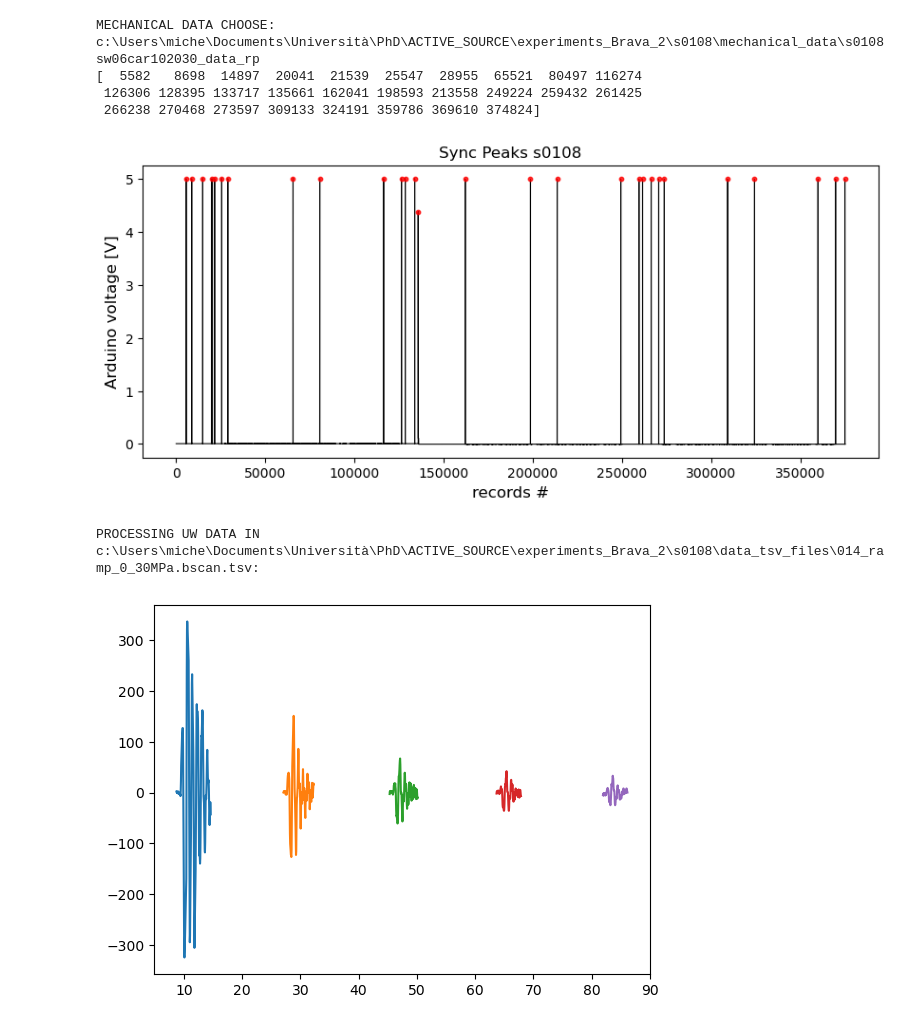
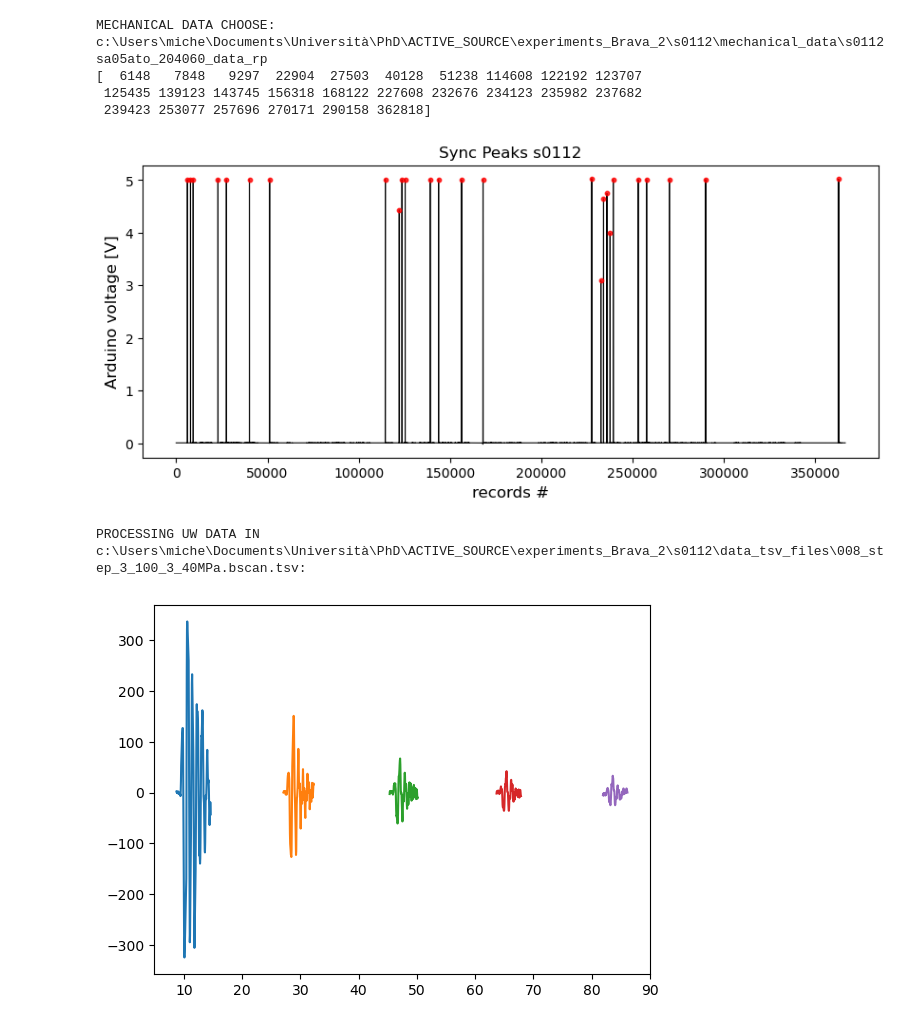
Before and after one commit to Bic10/lab_UW, a Jupyter notebook: mechanical_and_uw_analysis.ipynb, the cells around one changed output. Drawn from its saved outputs; the diff is of its cells as text; code cells hidden in the pictures.

```diff
--- a/mechanical_and_uw_analysis.ipynb
+++ b/mechanical_and_uw_analysis.ipynb
@@ -42,11 +42,11 @@ def find_sync_values(mech_data_path):
         numpy.ndarray: Un array NumPy contenente gli indici dei picchi di sincronizzazione
                        trovati nei dati meccanici.
     """
-    mech_data = pd.read_csv(mech_data_path, sep=',', skiprows=[1])
+    mech_data = pd.read_csv(mech_data_path, sep='\t', skiprows=[1])
     sync_data = mech_data.sync
 
     # Trova i picchi di sincronizzazione nei dati sincronizzazione
-    sync_peaks, _ = find_peaks(sync_data, prominence=4.2, height=4)
+    sync_peaks, _ = find_peaks(sync_data, prominence=0.5, height=0.5)
     print(sync_peaks)
     return mech_data, sync_data, sync_peaks
 
@@ -161,7 +161,7 @@ def compute_max_and_min_travel_time(side_block_1, x_transmitter, c_steel, gouge_
     return max_travel_time, min_travel_time
 
 
-def compute_observed_pulse_interval(sync_peaks, max_travel_time, t_OBS, min_travel_time, time_span, data_OBS, plot=False):
+def compute_observed_pulse_interval(sync_peaks, max_travel_time, t_OBS, min_travel_time, time_span, data_OBS, uw_file_number, plot=False):
     """
     Compute the observed pulse interval based on synchronization peaks and travel time intervals.
 
@@ -183,12 +183,13 @@ def compute_observed_pulse_interval(sync_peaks, max_travel_time, t_OBS, min_trav
     The function returns indices corresponding to the observed pulse interval.
     """
 
-    initial_index = sync_peaks[-2]  # the initial index is not 0, but the first value of rec# of layer thickness array (from mech data)
+    initial_index = sync_peaks[uw_file_number]  # the initial index is not 0, but the first value of rec# of layer thickness array (from mech data)
     for idx in range(0, len(max_travel_time)):
         exp_index = idx + initial_index  # calculate real index of the experiment
         interval = np.where((t_OBS > min_travel_time[exp_index]) & (t_OBS < max_travel_time[exp_index] + time_span))  # calculate the pulse window
 
     if plot:
+        %matplotlib inline
         f = plt.figure(figsize=(8, 6))
         plt.title('Observed Pulse Window')
         plt.plot(t_OBS[interval], data_OBS[2][interval], c='g')
@@ -196,39 +197,48 @@ def compute_observed_pulse_interval(sync_peaks, max_travel_time, t_OBS, min_trav
         plt.ylabel('Relative amplitude [a.u.]')
         plt.show()
 
+        f2 = plt.figure(figsize=(8, 6))
+        plt.plot(t_OBS, data_OBS[2], c='k')
+        plt.plot(t_OBS[interval], data_OBS[2][interval], c='r')
+        plt.xlabel('Wf_time [$\mu s$]')
+        plt.ylabel('Relative amplitude [a.u.]')
+        plt.show()
+
     return interval
 # %%
 machine_name = 'Brava_2'
-experiment_name = 's0108'
+experiment_name = 's0112'
 data_type_mech = 'mechanical_data'
 sync_file_pattern = '*s*_data_rp' #pattern to find specific experiment in mechanical data
+uw_file_number = 6    #choose number of eaveform file
+
 
 data_type_uw = 'data_tsv_files'
 remove_initial_samples = 50
 
 #MAKE MECHANICAL AND UW PATH LIST
 infile_path_list_mech = make_infile_path_list(machine_name, experiment_name, data_type=data_type_mech)
 infile_path_list_uw = sorted(make_infile_path_list(machine_name,experiment_name, data_type=data_type_uw))
 
 #LOAD MECHANICAL DATA
 mech_data_path= find_mechanical_data(infile_path_list_mech, sync_file_pattern)
 
 mech_data, sync_data, sync_peaks = find_sync_values(mech_data_path)
 plot_sync_peaks(sync_data, sync_peaks, experiment_name)
 # %% [output]
-MECHANICAL DATA CHOOSE: c:\Users\miche\Documents\Università\PhD\ACTIVE_SOURCE\experiments_Brava_2\s0108\mechanical_data\s0108sw06car102030_data_rp
-[  5582   8698  14897  20041  21539  25547  28955  65521  80497 116274
- 126306 128395 133717 135661 162041 198593 213558 249224 259432 261425
- 266238 270468 273597 309133 324191 359786 369610 374824]
+MECHANICAL DATA CHOOSE: c:\Users\miche\Documents\Università\PhD\ACTIVE_SOURCE\experiments_Brava_2\s0112\mechanical_data\s0112sa05ato_204060_data_rp
+[  6148   7848   9297  22904  27503  40128  51238 114608 122192 123707
+ 125435 139123 143745 156318 168122 227608 232676 234123 235982 237682
+ 239423 253077 257696 270171 290158 362818]
-[figure, old version]
+[figure, new version]
 # %%
 # LOAD OBSERVED WAVEFORM DATA
-waveform_file_path = infile_path_list_uw[-1]  #choose one waveform in infile path list
+waveform_file_path = infile_path_list_uw[uw_file_number]  #choose one waveform in infile path list
 print('PROCESSING UW DATA IN %s: ' %waveform_file_path)
 data_OBS,metadata = make_UW_data(waveform_file_path)
 t_OBS = metadata['time_ax_waveform']
 # %% [output]
-PROCESSING UW DATA IN c:\Users\miche\Documents\Università\PhD\ACTIVE_SOURCE\experiments_Brava_2\s0108\data_tsv_files\014_ramp_0_30MPa.bscan.tsv:
+PROCESSING UW DATA IN c:\Users\miche\Documents\Università\PhD\ACTIVE_SOURCE\experiments_Brava_2\s0112\data_tsv_files\008_step_3_100_3_40MPa.bscan.tsv:
 # %%
 ### INPUT DATA ###
 
```
Also changed, not shown: parts of 15 cells of this notebook, 1 other file.
